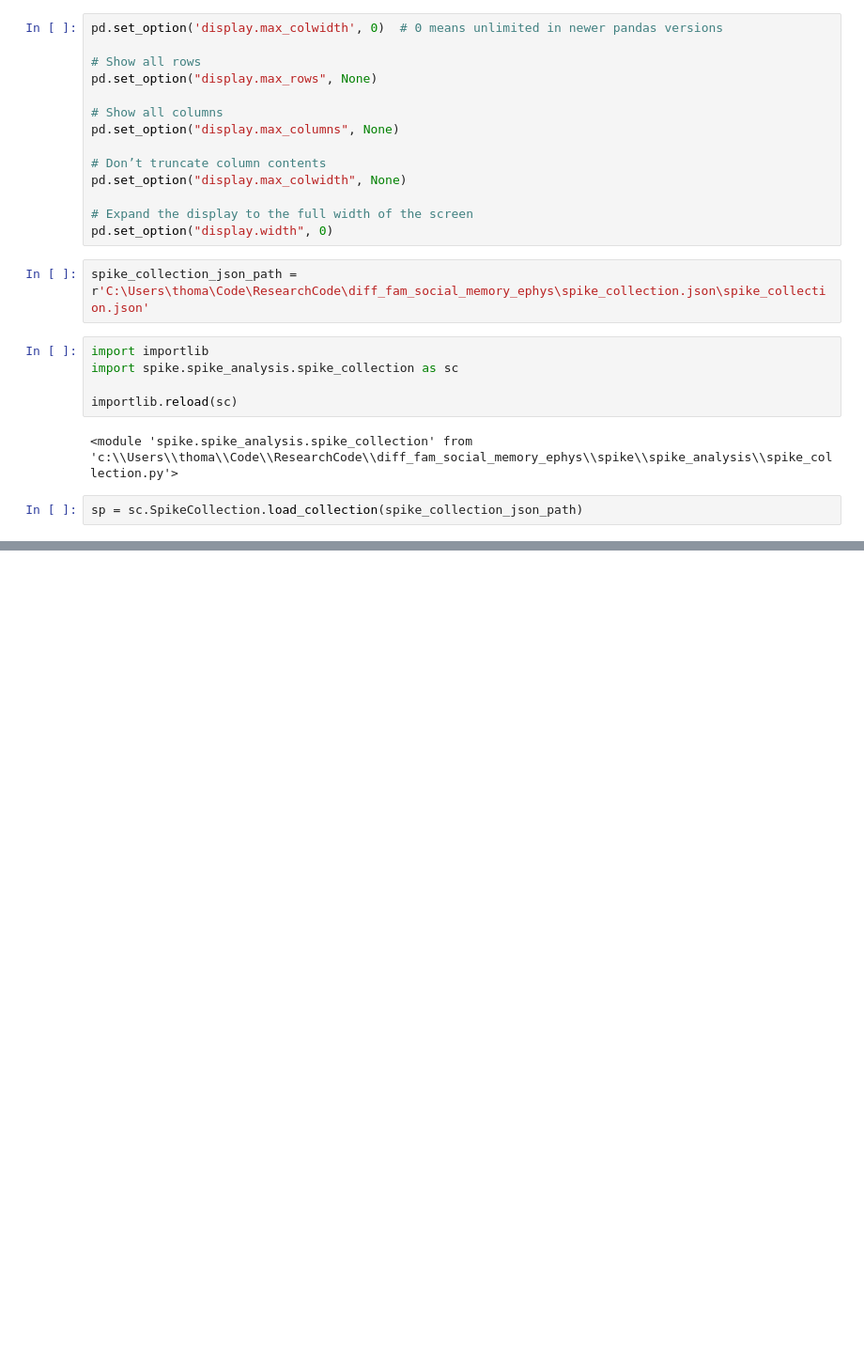
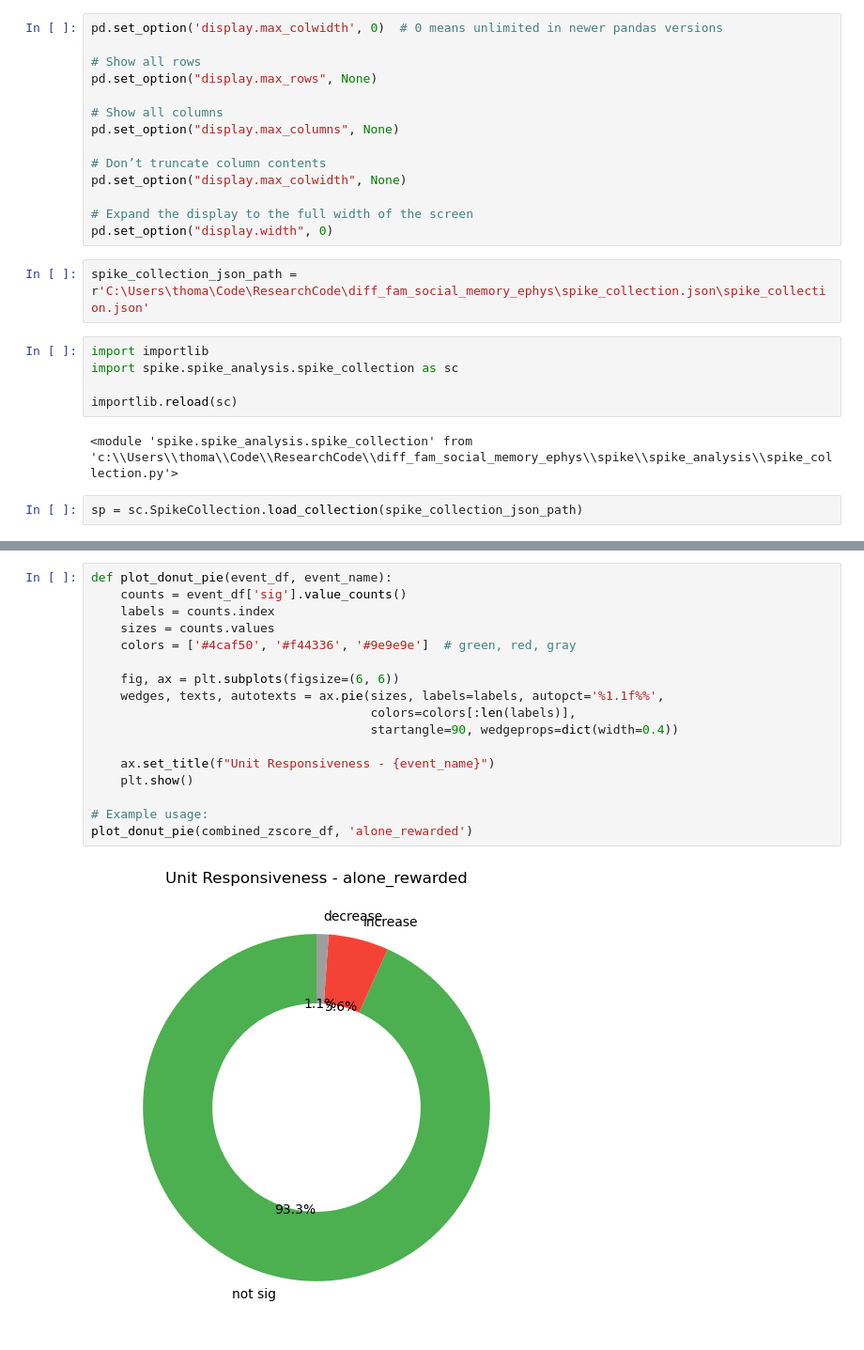
Before and after one commit to padillacoreanolab/diff_fam_social_memory_ephys, a Jupyter notebook: other_peoples_sutff/Thomas/z_score_analysis.ipynb, the cells around one changed output, grey strips where cells are left out. Shown: that part at 94% size. Cells and saved outputs as stored; diff of their text form; blank space fills up the shorter version.

```diff
--- a/other_peoples_sutff/Thomas/z_score_analysis.ipynb
+++ b/other_peoples_sutff/Thomas/z_score_analysis.ipynb
@@ -44,0 +388,19 @@ MemoryError: Unable to allocate 104. MiB for an array with shape (13672522,) and
+# %%
+def plot_donut_pie(event_df, event_name):
+    counts = event_df['sig'].value_counts()
+    labels = counts.index
+    sizes = counts.values
+    colors = ['#4caf50', '#f44336', '#9e9e9e']  # green, red, gray
+
+    fig, ax = plt.subplots(figsize=(6, 6))
+    wedges, texts, autotexts = ax.pie(sizes, labels=labels, autopct='%1.1f%%',
+                                      colors=colors[:len(labels)],
+                                      startangle=90, wedgeprops=dict(width=0.4))
+
+    ax.set_title(f"Unit Responsiveness - {event_name}")
+    plt.show()
+
+# Example usage:
+plot_donut_pie(combined_zscore_df, 'alone_rewarded')
+# %% [output]
+[figure, added]
```
Also changed, not shown: parts of 12 cells of this notebook, 1 other file.
